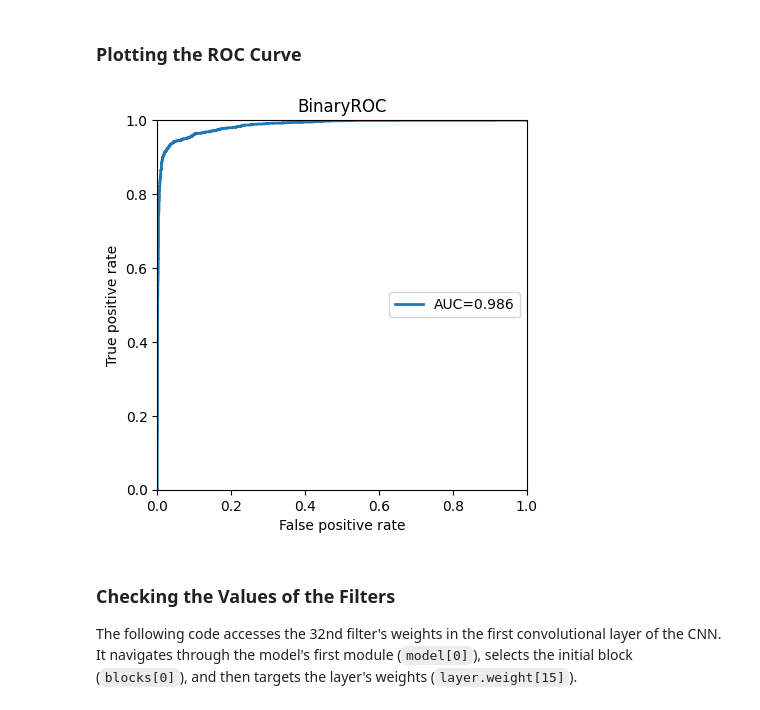
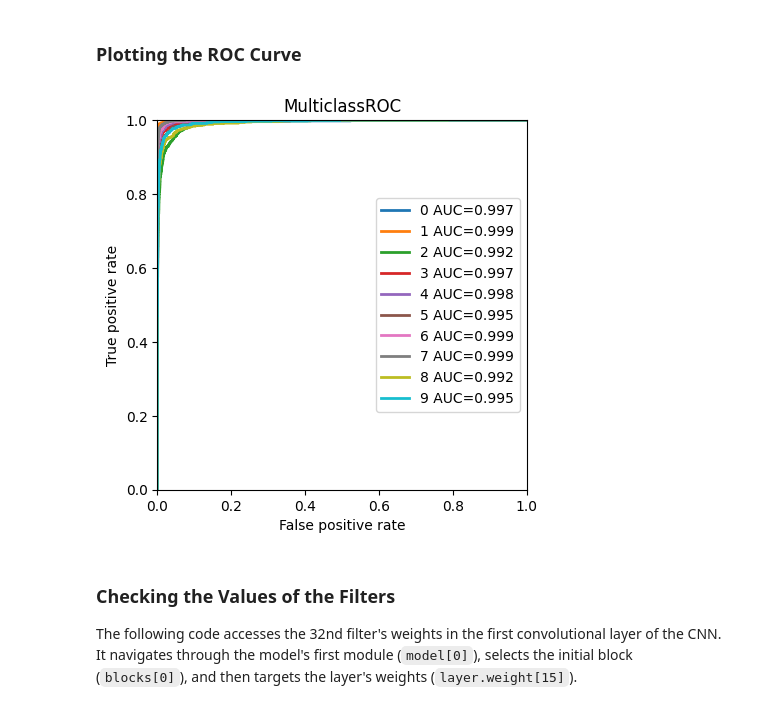
Before and after one commit to HuiningLiu02/TIF360-Advanced-machine-learning-with-neural-networks, a Jupyter notebook: Ch03_CNN/mnist.ipynb, the cells around one changed output. Drawn from its saved outputs; the diff is of its cells as text; code cells hidden in the pictures.

```diff
--- a/Ch03_CNN/mnist.ipynb
+++ b/Ch03_CNN/mnist.ipynb
@@ -123,15 +140,15 @@ plt.show()
 Implement a convolutional neural network with a dense top ...
 # %%
 conv_base = dl.ConvolutionalNeuralNetwork(
-    in_channels=3, hidden_channels=[16, 16, 32], out_channels=32,
+    in_channels=1, hidden_channels=[16, 16, 32], out_channels=32,
 )
 conv_base.blocks[2].pool.configure(torch.nn.MaxPool2d, kernel_size=2)
 
 connector = dl.Layer(torch.nn.AdaptiveAvgPool2d, output_size=1)
 
 dense_top = dl.MultiLayerPerceptron(
-    in_features=32, hidden_features=[], out_features=1,
-    out_activation=torch.nn.Sigmoid,
+    in_features=32, hidden_features=[], out_features=10,
+    out_activation=torch.nn.Softmax(dim=1)
 )
 
 cnn = dl.Sequential(conv_base, connector, dense_top)
@@ -161,7 +178,7 @@ Sequential(
 ... compile it ...
 # %%
 cnn_classifier = dl.BinaryClassifier(
-    model=cnn, optimizer=dl.RMSprop(lr=0.001),
+    model=cnn, optimizer=dl.RMSprop(lr=0.001), loss=torch.nn.CrossEntropyLoss()
 ).create()
 # %% [markdown]
 ... and print out the compiled convolutional neural network.
@@ -189,5 +206,5 @@ BinaryClassifier(
 ### Training the Convolutional Neural Network
 # %%
 cnn_trainer = dl.Trainer(max_epochs=5, accelerator="auto")
-cnn_trainer.fit(cnn_classifier, train_loader)
+cnn_trainer.fit(cnn_classifier, train_dataloader)
 # %% [output]
@@ -230,9 +265,26 @@ cnn_trainer.test(cnn_classifier, test_loader)
 # %% [markdown]
 ### Plotting the ROC Curve
+# %%
+import torchmetrics as tm
+
+def plot_roc(classifier, loader):
+    """Plot ROC curve."""
+    roc = tm.ROC(num_classes=10, task="multiclass")
+    for image, label in loader:
+        label = label.argmax(dim=1)
+        roc.update(classifier(image), label)
+
+    fig, ax = roc.plot(score=True)
+    ax.grid(False)
+    ax.axis("square")
+    ax.set_xlim(0, 1)
+    ax.set_ylim(0, 1)
+    ax.legend(loc="center right")
+    plt.show()
 # %%
-plot_roc(cnn_classifier, test_loader)
+plot_roc(cnn_classifier, test_dataloader)
 # %% [output]
-[figure, old version]
+[figure, new version]
 # %% [markdown]
 ### Checking the Values of the Filters
 
```
Also changed, not shown: parts of 24 cells of this notebook.
